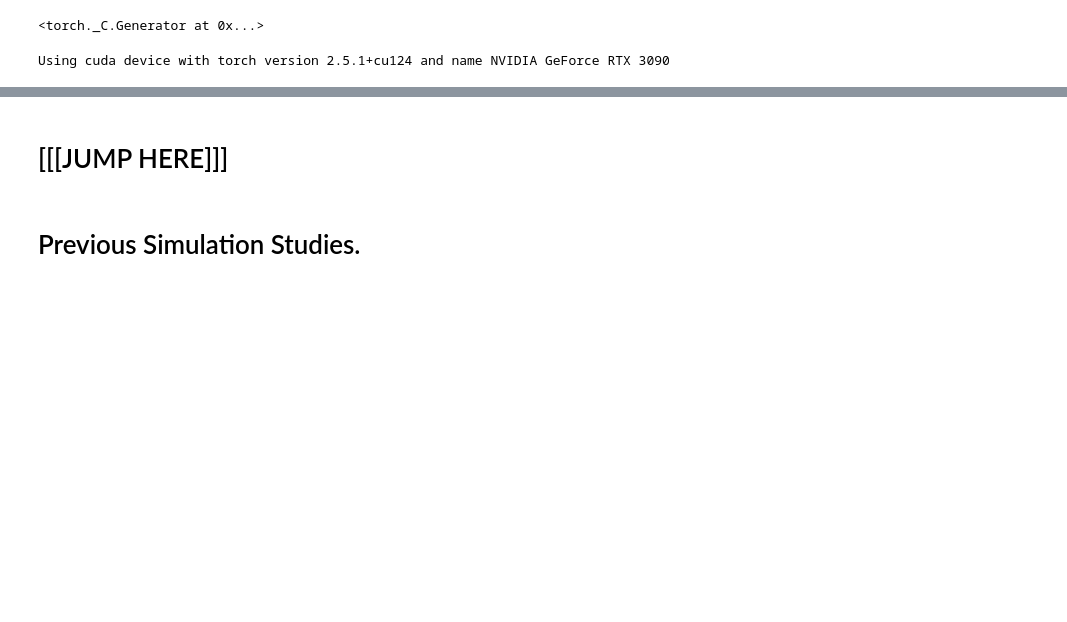
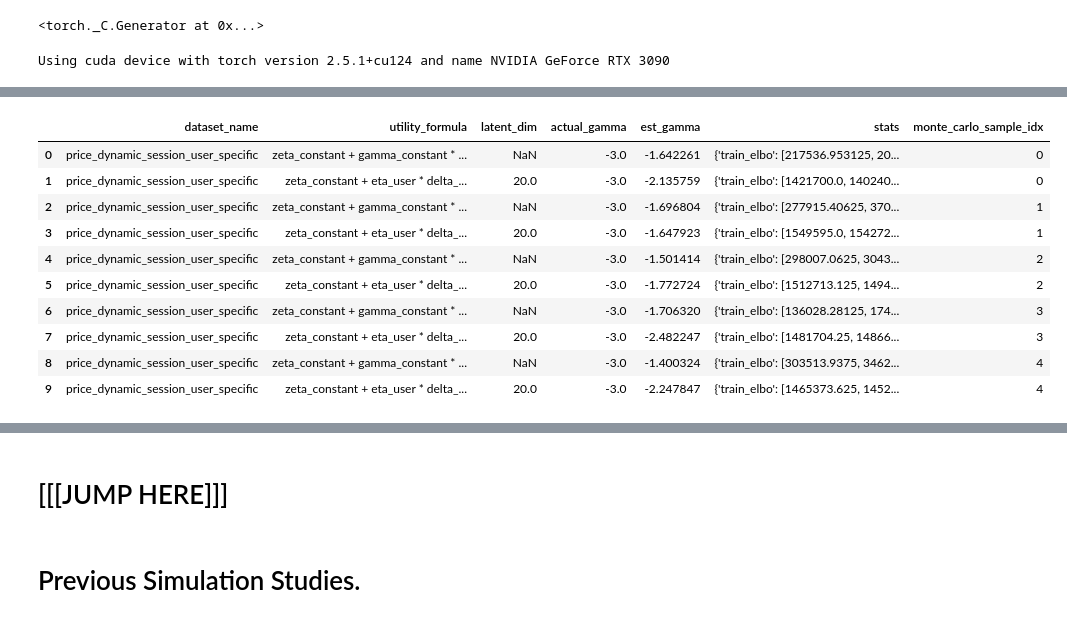
Before and after one commit to gsbDBI/bemb, a Jupyter notebook: tutorials/simulation/simulation_study_paper_demo.ipynb, the cells around one changed output, grey strips where cells are left out. Cells and saved outputs as stored; diff of their text form; code cells hidden in the pictures; blank space fills up the shorter version.

```diff
--- a/tutorials/simulation/simulation_study_paper_demo.ipynb
+++ b/tutorials/simulation/simulation_study_paper_demo.ipynb
@@ -862,0 +1476,14 @@ Top 10 most frequently chosen items:
+# %%
+df_mc_results
+# %% [output]
+|  | dataset_name | utility_formula | latent_dim | actual_gamma | est_gamma | stats | monte_carlo_sample_idx |
+| 0 | price_dynamic_session_user_specific | zeta_constant + gamma_constant * ... | NaN | -3.0 | -1.642261 | {'train_elbo': [217536.953125, 20... | 0 |
+| 1 | price_dynamic_session_user_specific | zeta_constant + eta_user * delta_... | 20.0 | -3.0 | -2.135759 | {'train_elbo': [1421700.0, 140240... | 0 |
+| 2 | price_dynamic_session_user_specific | zeta_constant + gamma_constant * ... | NaN | -3.0 | -1.696804 | {'train_elbo': [277915.40625, 370... | 1 |
+| 3 | price_dynamic_session_user_specific | zeta_constant + eta_user * delta_... | 20.0 | -3.0 | -1.647923 | {'train_elbo': [1549595.0, 154272... | 1 |
+| 4 | price_dynamic_session_user_specific | zeta_constant + gamma_constant * ... | NaN | -3.0 | -1.501414 | {'train_elbo': [298007.0625, 3043... | 2 |
+| 5 | price_dynamic_session_user_specific | zeta_constant + eta_user * delta_... | 20.0 | -3.0 | -1.772724 | {'train_elbo': [1512713.125, 1494... | 2 |
+| 6 | price_dynamic_session_user_specific | zeta_constant + gamma_constant * ... | NaN | -3.0 | -1.706320 | {'train_elbo': [136028.28125, 174... | 3 |
+| 7 | price_dynamic_session_user_specific | zeta_constant + eta_user * delta_... | 20.0 | -3.0 | -2.482247 | {'train_elbo': [1481704.25, 14866... | 3 |
+| 8 | price_dynamic_session_user_specific | zeta_constant + gamma_constant * ... | NaN | -3.0 | -1.400324 | {'train_elbo': [303513.9375, 3462... | 4 |
+| 9 | price_dynamic_session_user_specific | zeta_constant + eta_user * delta_... | 20.0 | -3.0 | -2.247847 | {'train_elbo': [1465373.625, 1452... | 4 |
```
Also changed, not shown: parts of 17 cells of this notebook.
